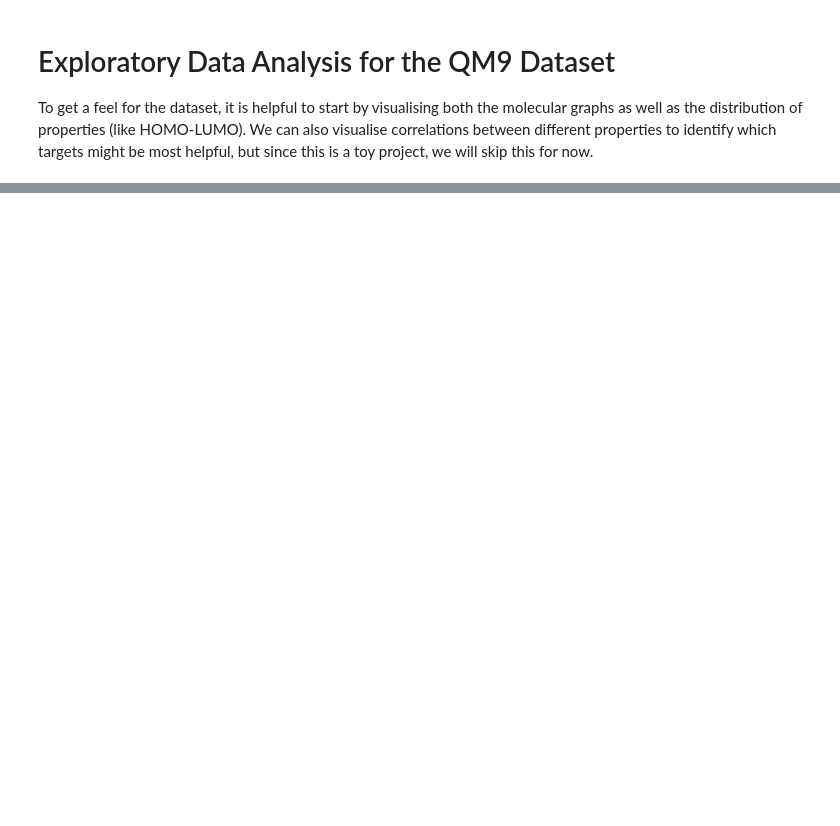
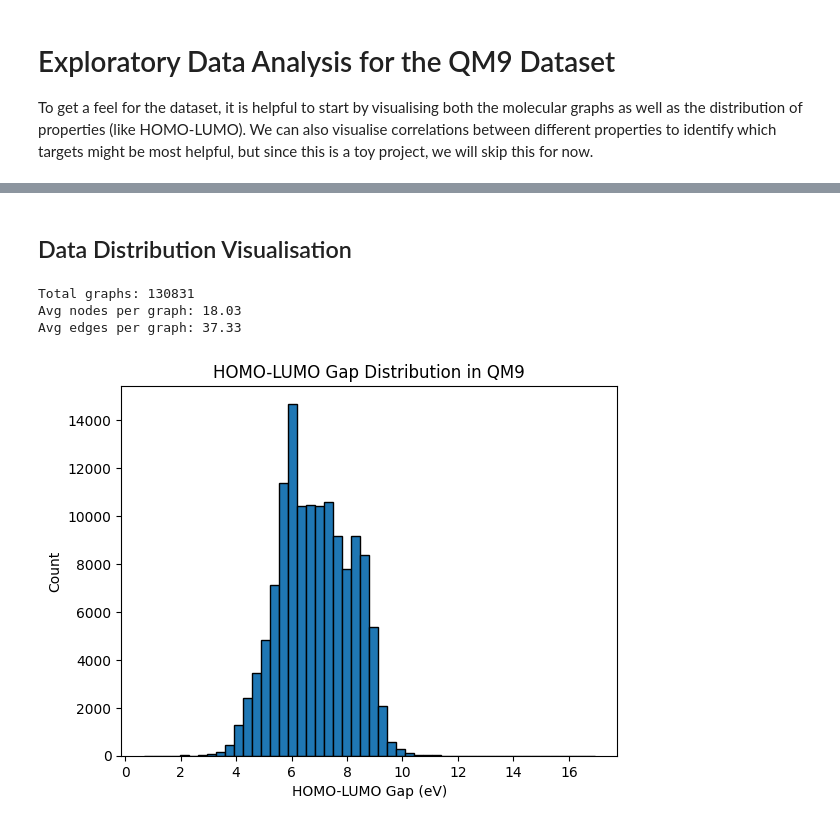
Before and after one commit to jphaupt/generative-molecular-design, a Jupyter notebook: notebooks/01_explore_qm9.ipynb, the cells around one changed output, grey strips where cells are left out. Saved outputs shown, nothing was run; the diff lists cells and outputs as text; code cells hidden in the pictures; blank space fills up the shorter version.

```diff
--- a/notebooks/01_explore_qm9.ipynb
+++ b/notebooks/01_explore_qm9.ipynb
@@ -19,0 +44,28 @@ SVG(mygenai.utils.moltosvg(m))
+# %% [markdown]
+## Data Distribution Visualisation
+# %%
+# basic statistics
+print(f"Total graphs: {len(dataset)}")
+
+num_nodes = [data.num_nodes for data in dataset]
+num_edges = [data.num_edges for data in dataset]
+
+print(f"Avg nodes per graph: {sum(num_nodes) / len(num_nodes):.2f}")
+print(f"Avg edges per graph: {sum(num_edges) / len(num_edges):.2f}")
+# %% [output]
+Total graphs: 130831
+Avg nodes per graph: 18.03
+Avg edges per graph: 37.33
+# %%
+# HOMO-LUMO distribution
+import matplotlib.pyplot as plt
+import torch
+homo_lumo_gaps = torch.cat([data.y[:, 4] for data in dataset])  # Column 4 is HOMO-LUMO gap
+
+plt.hist(homo_lumo_gaps.numpy(), bins=50, edgecolor="black")
+plt.xlabel("HOMO-LUMO Gap (eV)")
+plt.ylabel("Count")
+plt.title("HOMO-LUMO Gap Distribution in QM9")
+plt.show()
+# %% [output]
+[figure, added]
```
Also changed, not shown: parts of 5 cells of this notebook, 2 other files.
